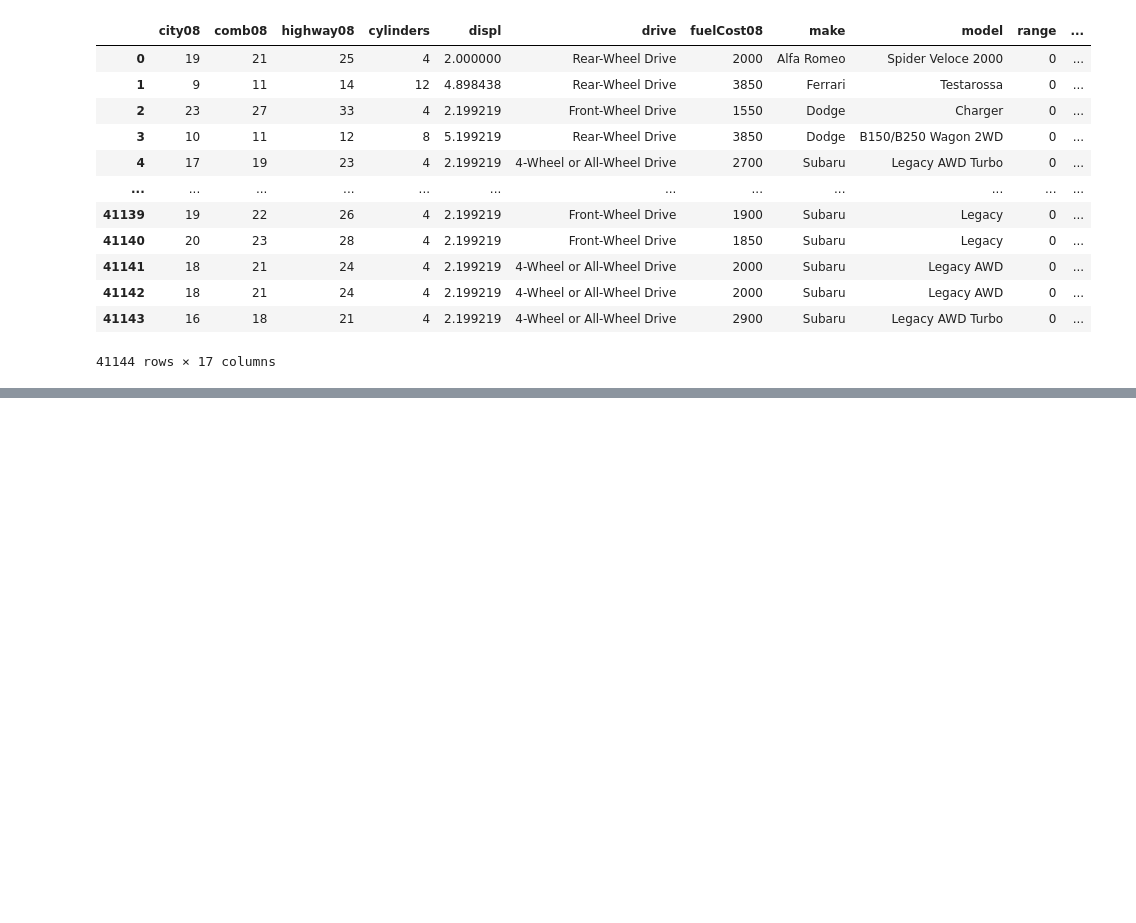
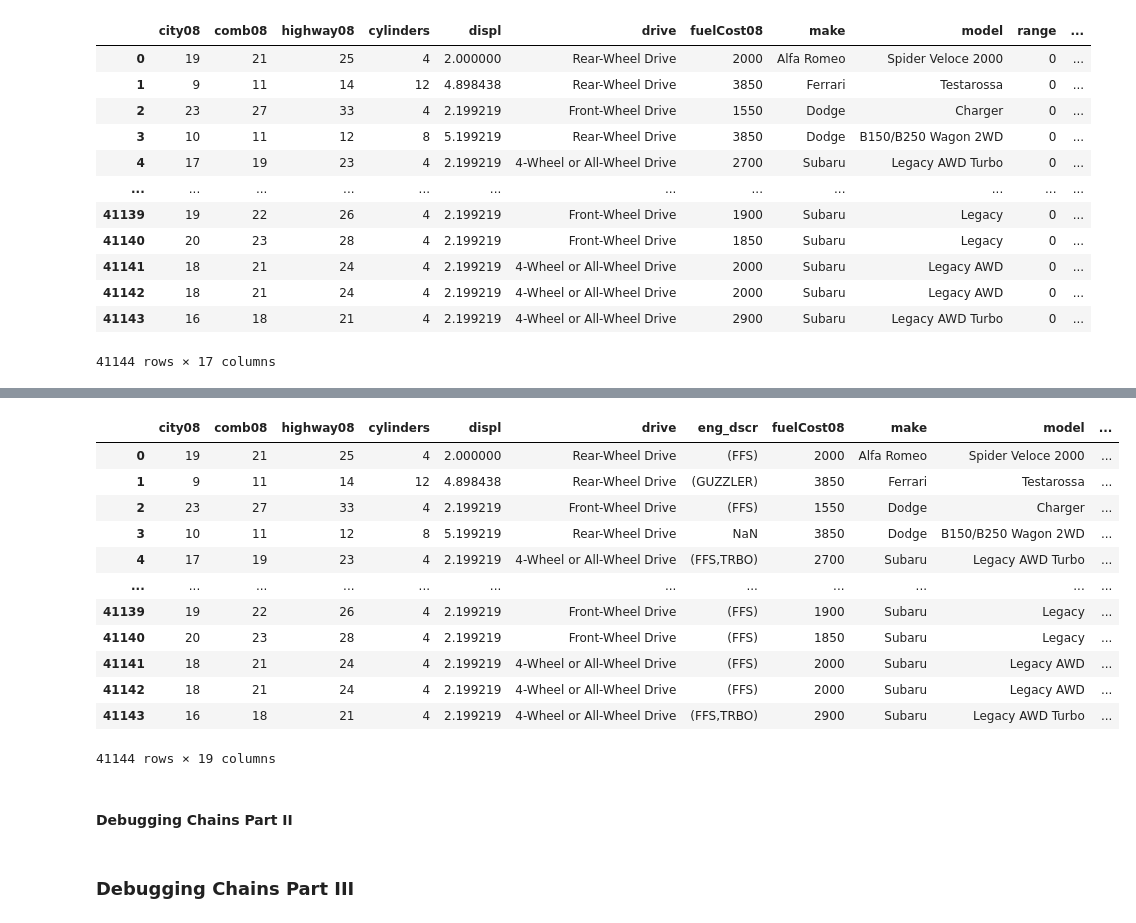
Before and after one commit to joakor89/Effective_Pandas, a Jupyter notebook: debugging_pandas.ipynb, the cells around one changed output, grey strips where cells are left out. Saved outputs shown, nothing was run; the diff lists cells and outputs as text; code cells hidden in the pictures; blank space fills up the shorter version.

Commit message:
working on debugging pandas and timing info

```diff
--- a/debugging_pandas.ipynb
+++ b/debugging_pandas.ipynb
@@ -259,0 +305,47 @@ tweak_autos(autos)
+# %%
+def tweak_autos(autos):
+    cols = ['city08', 'comb08', 'highway08', 'cylinders',
+            'displ', 'drive', 'eng_dscr', 'fuelCost08',
+            'make', 'model', 'trany', 'range', 'createdOn',
+            'year']
+    return (autos
+     [cols]
+     .assign(cylinders=autos.cylinders.fillna(0).astype('int8'),
+             displ=autos.displ.fillna(0).astype('float16'),
+             drive=autos.drive.fillna('Other').astype('category'),
+             automatic=autos.trany.str.contains('Auto'),
+             speeds=autos.trany.str.extract(r'(\d)+').fillna('20')
+                    .astype('int8'),
+             offset=autos.createdOn
+                    .str.extract(r'\d\d:\d\d ([A-Z]{3}?)')
+                    .replace('EDT', 'EST5EDT'),
+             str_date=(autos.createdOn.str.slice(4,19) + ' ' +
+                       autos.createdOn.str.slice(-4)),
+             createdOn=lambda df_: to_tz(df_, 'str_date',
+                       'offset', 'America/New_York'),
+             ffs=autos.eng_dscr.str.contains('FFS')
+            )
+    # .astype({'highway08': 'int8', 'city08': 'int16',
+    #          'comb08': 'int16', 'fuelCost08': 'int16',
+    #          'range': 'int16',  'year': 'int16',
+    #          'make': 'category'})
+    # .drop(columns=['trany', 'eng_dscr'])
+    )
+# %%
+tweak_autos(autos)
+# %% [output]
+|  | city08 | comb08 | highway08 | cylinders | displ | drive | eng_dscr | fuelCost08 | make | model | ... |
+| 0 | 19 | 21 | 25 | 4 | 2.000000 | Rear-Wheel Drive | (FFS) | 2000 | Alfa Romeo | Spider Veloce 2000 | ... |
+| 1 | 9 | 11 | 14 | 12 | 4.898438 | Rear-Wheel Drive | (GUZZLER) | 3850 | Ferrari | Testarossa | ... |
+| 2 | 23 | 27 | 33 | 4 | 2.199219 | Front-Wheel Drive | (FFS) | 1550 | Dodge | Charger | ... |
+| 3 | 10 | 11 | 12 | 8 | 5.199219 | Rear-Wheel Drive | NaN | 3850 | Dodge | B150/B250 Wagon 2WD | ... |
+| 4 | 17 | 19 | 23 | 4 | 2.199219 | 4-Wheel or All-Wheel Drive | (FFS,TRBO) | 2700 | Subaru | Legacy AWD Turbo | ... |
+| ... | ... | ... | ... | ... | ... | ... | ... | ... | ... | ... | ... |
+| 41139 | 19 | 22 | 26 | 4 | 2.199219 | Front-Wheel Drive | (FFS) | 1900 | Subaru | Legacy | ... |
+| 41140 | 20 | 23 | 28 | 4 | 2.199219 | Front-Wheel Drive | (FFS) | 1850 | Subaru | Legacy | ... |
+| 41141 | 18 | 21 | 24 | 4 | 2.199219 | 4-Wheel or All-Wheel Drive | (FFS) | 2000 | Subaru | Legacy AWD | ... |
+| 41142 | 18 | 21 | 24 | 4 | 2.199219 | 4-Wheel or All-Wheel Drive | (FFS) | 2000 | Subaru | Legacy AWD | ... |
+| 41143 | 16 | 18 | 21 | 4 | 2.199219 | 4-Wheel or All-Wheel Drive | (FFS,TRBO) | 2900 | Subaru | Legacy AWD Turbo | ... |
+41144 rows × 19 columns
+# %% [markdown]
+#### Debugging Chains Part II
@@ -259,0 +365,2 @@ tweak_autos(autos)
+# %% [markdown]
+### Debugging Chains Part III
```
Also changed, not shown: parts of 32 cells of this notebook.
